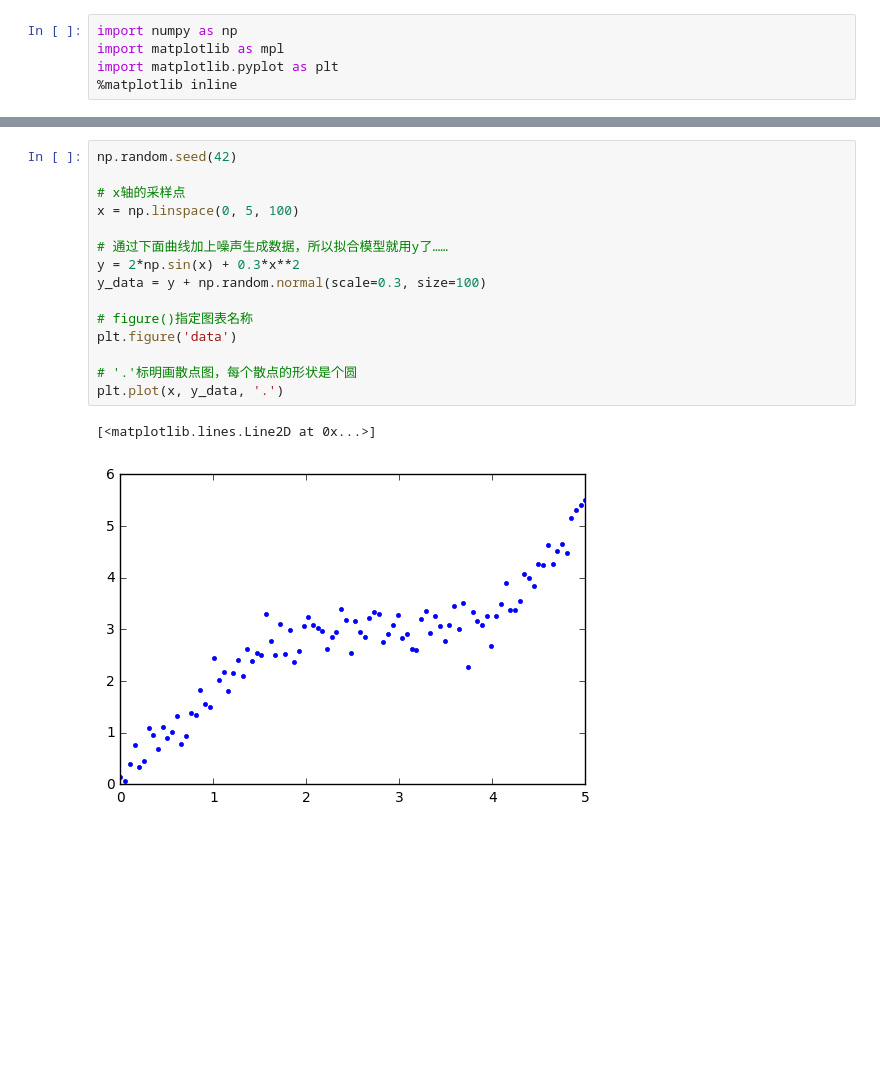
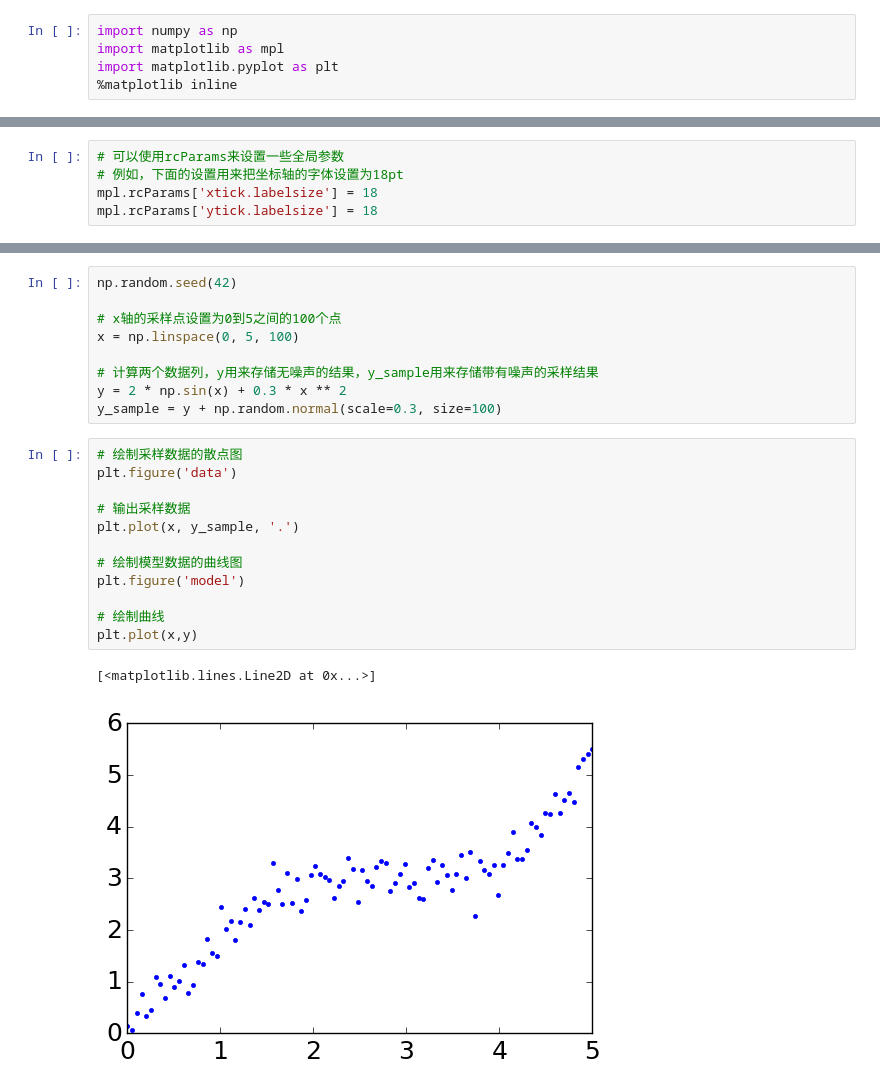
Before and after one commit to liuii/ProbRobotics, a Jupyter notebook: notebooks/00Basic/matplotlib.ipynb, the cells around one changed output, grey strips where cells are left out. Saved outputs shown, nothing was run; the diff lists cells and outputs as text; blank space fills up the shorter version.

```diff
--- a/notebooks/00Basic/matplotlib.ipynb
+++ b/notebooks/00Basic/matplotlib.ipynb
@@ -23,0 +22,5 @@ import matplotlib.pyplot as plt
+# %%
+# 可以使用rcParams来设置一些全局参数
+# 例如，下面的设置用来把坐标轴的字体设置为18pt
+mpl.rcParams['xtick.labelsize'] = 18
+mpl.rcParams['ytick.labelsize'] = 18
@@ -24,18 +37,24 @@ import matplotlib.pyplot as plt
 # %%
 np.random.seed(42)
 
-# x轴的采样点
+# x轴的采样点设置为0到5之间的100个点
 x = np.linspace(0, 5, 100)
 
-# 通过下面曲线加上噪声生成数据，所以拟合模型就用y了……
-y = 2*np.sin(x) + 0.3*x**2
-y_data = y + np.random.normal(scale=0.3, size=100)
-
-# figure()指定图表名称
-plt.figure('data')
-
-# '.'标明画散点图，每个散点的形状是个圆
-plt.plot(x, y_data, '.')
+# 计算两个数据列，y用来存储无噪声的结果，y_sample用来存储带有噪声的采样结果
+y = 2 * np.sin(x) + 0.3 * x ** 2
+y_sample = y + np.random.normal(scale=0.3, size=100)
-# %% [output]
-[<matplotlib.lines.Line2D at 0x...>]
-[figure, removed]
+# %%
+# 绘制采样数据的散点图
+plt.figure('data')
+
+# 输出采样数据
+plt.plot(x, y_sample, '.')
+
+# 绘制模型数据的曲线图
+plt.figure('model')
+
+# 绘制曲线
+plt.plot(x,y)
+# %% [output]
+[<matplotlib.lines.Line2D at 0x...>]
+[figure, added]
```
Also changed, not shown: parts of 6 cells of this notebook, 1 other file.
